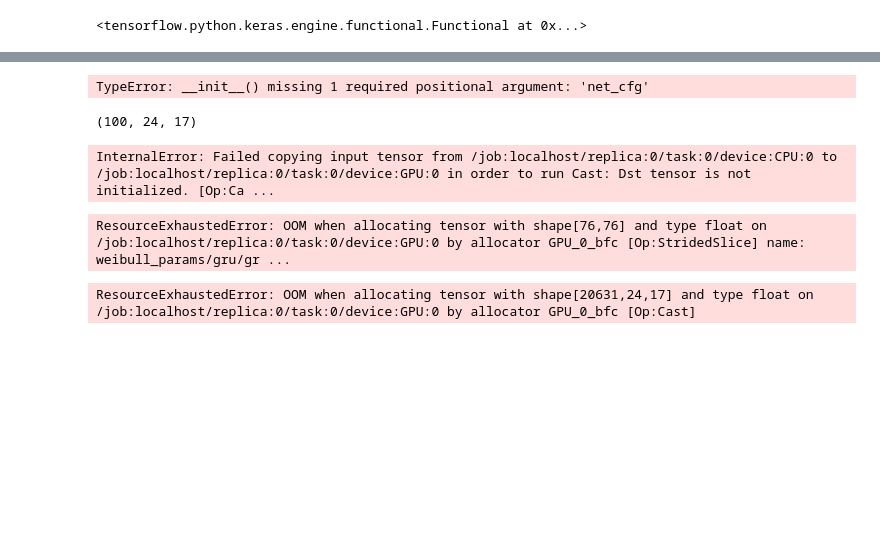
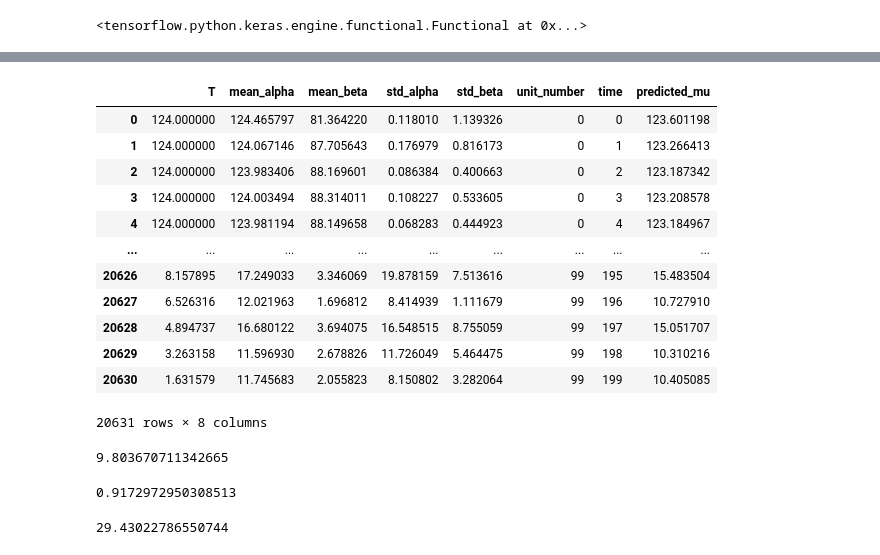
Before and after one commit to MariosKef/RULe, a Jupyter notebook: tests.ipynb, the cells around one changed output, grey strips where cells are left out. Saved outputs shown, nothing was run; the diff lists cells and outputs as text; code cells hidden in the pictures; blank space fills up the shorter version.

```diff
--- a/tests.ipynb
+++ b/tests.ipynb
@@ -889,4 +901,4 @@ def load_data():
 
 
 
-    return train_x, train_y, test_or, test_y_orig
+    return train_x, train_y, test_or, test_y_orig, train_x_orig
@@ -903,5 +905,5 @@ obj.get_config()
 # %%
-train_x, train_y, test_x, test_y = load_data()
+train_x, train_y, test_x, test_y, train_x_orig = load_data()
 # %%
 print('train_x', train_x.shape, 'train_y', train_y.shape, 'test_x', test_x.shape, 'test_y', test_y.shape)
 # %% [output]
@@ -940,0 +948,2 @@ import matplotlib.pyplot as plt
+# %%
+model = tf.keras.models.load_model('./my_model1', custom_objects={"CustomLoss": CustomLoss, "Activate": Activate})
@@ -956,15 +958,5 @@ import importlib
-# %%
-new_model = tf.keras.models.load_model('./my_model2', custom_objects={"CustomLoss": CustomLoss, "Activate": obj})
-# %% [output]
-TypeError: __init__() missing 1 required positional argument: 'net_cfg'
-# %%
-test_x.shape
-# %% [output]
-(100, 24, 17)
 # %%
-model(test_x, training=True).numpy()
+# model(test_x, training=True).numpy()
-# %% [output]
-InternalError: Failed copying input tensor from /job:localhost/replica:0/task:0/device:CPU:0 to /job:localhost/replica:0/task:0/device:GPU:0 in order to run Cast: Dst tensor is not initialized. [Op:Ca ...
 # %%
 reps = 30
 test_predict_1_or = []
@@ -989,19 +981,19 @@ test_predict_2_std_or = test_predict_2_std_or.reshape(test_predict_2_std_or.shap
 test_predict_or = np.hstack([test_predict_1_mean_or, test_predict_2_mean_or,
                            test_predict_1_std_or, test_predict_2_std_or])
 
-test_predict_or = np.resize(test_predict_or, (test_or.shape[0], 4))  # changed from 2 to 4
+test_predict_or = np.resize(test_predict_or, (test_x.shape[0], 4))  # changed from 2 to 4
 test_result_or = np.concatenate((test_y, test_predict_or), axis=1)
 test_results_df_or = pd.DataFrame(test_result_or, columns=['T',   'mean_alpha', 'mean_beta', 'std_alpha', 'std_beta']) # (add 'E' for event)
 #     test_results_df['unit_number'] = train_x_orig.iloc[test_index]['unit_number'].to_numpy() # Note the train_x_orig
 #     test_results_df['time'] = train_x_orig.iloc[test_index]['time'].to_numpy()
 
 test_results_df_or['predicted_mu'] = test_results_df_or[['mean_alpha', 'mean_beta']].apply(lambda row: weibull_mean(row[0], row[1]), axis=1)
-test_results_df_or['predicted_std+'] = test_results_df_or[['mean_alpha', 'mean_beta', 'std_alpha',
-                                                       'std_beta']].apply(lambda row: weibull_mean(row[0]+1.96*row[2]/np.sqrt(reps),
-                                                                                                   row[1]+1.96*row[3]/np.sqrt(reps)), axis=1)
-test_results_df_or['predicted_std-'] = test_results_df_or[['mean_alpha', 'mean_beta', 'std_alpha',
-                                                           'std_beta']].apply(lambda row: weibull_mean(row[0]-1.96*row[2]/np.sqrt(reps),
-                                                                                                       row[1]-1.96*row[3]/np.sqrt(reps)), axis=1)
+# test_results_df_or['predicted_std+'] = test_results_df_or[['mean_alpha', 'mean_beta', 'std_alpha',
+#                                                        'std_beta']].apply(lambda row: weibull_mean(row[0]+1.96*row[2]/np.sqrt(reps),
+#                                                                                                    row[1]+1.96*row[3]/np.sqrt(reps)), axis=1)
+# test_results_df_or['predicted_std-'] = test_results_df_or[['mean_alpha', 'mean_beta', 'std_alpha',
+#                                                            'std_beta']].apply(lambda row: weibull_mean(row[0]-1.96*row[2]/np.sqrt(reps),
+#                                                                                                        row[1]-1.96*row[3]/np.sqrt(reps)), axis=1)
 
 
 
@@ -1014,8 +1006,6 @@ test_results_df_or['predicted_std-'] = test_results_df_or[['mean_alpha', 'mean_b
 # test_results_df_or['unit_number'] = np.arange(1, test_results_df_or.shape[0]+1)
 
 # test_results_df_or['predicted_mu'] = test_results_df_or[['alpha', 'beta']].apply(lambda row: weibull_mean(row[0], row[1]), axis=1)
-# %% [output]
-ResourceExhaustedError: OOM when allocating tensor with shape[76,76] and type float on /job:localhost/replica:0/task:0/device:GPU:0 by allocator GPU_0_bfc [Op:StridedSlice] name: weibull_params/gru/gr ...
 # %%
 train_predict_1 = []
 train_predict_2 = []
@@ -1049,13 +1039,39 @@ train_results_df['time'] = train_x_orig['time'].to_numpy()
 
 train_results_df['predicted_mu'] = train_results_df[['mean_alpha', 'mean_beta']].apply(
     lambda row: weibull_mean(row[0], row[1]), axis=1)
-train_results_df['predicted_std+'] = train_results_df[['mean_alpha', 'mean_beta', 'std_alpha',
-                                                        'std_beta']].apply(
-    lambda row: weibull_mean(row[0] + 1.96 * row[2] / np.sqrt(cfg['reps']),
-                                row[1] + 1.96 * row[3] / np.sqrt(cfg['reps'])), axis=1)
-train_results_df['predicted_std-'] = train_results_df[['mean_alpha', 'mean_beta', 'std_alpha',
-                                                        'std_beta']].apply(
-    lambda row: weibull_mean(row[0] - 1.96 * row[2] / np.sqrt(cfg['reps']),
-                                row[1] - 1.96 * row[3] / np.sqrt(cfg['reps'])), axis=1)
+# train_results_df['predicted_std+'] = train_results_df[['mean_alpha', 'mean_beta', 'std_alpha',
+#                                                         'std_beta']].apply(
+#     lambda row: weibull_mean(row[0] + 1.96 * row[2] / np.sqrt(cfg['reps']),
+#                                 row[1] + 1.96 * row[3] / np.sqrt(cfg['reps'])), axis=1)
+# train_results_df['predicted_std-'] = train_results_df[['mean_alpha', 'mean_beta', 'std_alpha',
+#                                                         'std_beta']].apply(
+#     lambda row: weibull_mean(row[0] - 1.96 * row[2] / np.sqrt(cfg['reps']),
+#                                 row[1] - 1.96 * row[3] / np.sqrt(cfg['reps'])), axis=1)
-# %% [output]
-ResourceExhaustedError: OOM when allocating tensor with shape[20631,24,17] and type float on /job:localhost/replica:0/task:0/device:GPU:0 by allocator GPU_0_bfc [Op:Cast]
+# %%
+train_results_df
+# %% [output]
+|  | T | mean_alpha | mean_beta | std_alpha | std_beta | unit_number | time | predicted_mu |
+| 0 | 124.000000 | 124.465797 | 81.364220 | 0.118010 | 1.139326 | 0 | 0 | 123.601198 |
+| 1 | 124.000000 | 124.067146 | 87.705643 | 0.176979 | 0.816173 | 0 | 1 | 123.266413 |
+| 2 | 124.000000 | 123.983406 | 88.169601 | 0.086384 | 0.400663 | 0 | 2 | 123.187342 |
+| 3 | 124.000000 | 124.003494 | 88.314011 | 0.108227 | 0.533605 | 0 | 3 | 123.208578 |
+| 4 | 124.000000 | 123.981194 | 88.149658 | 0.068283 | 0.444923 | 0 | 4 | 123.184967 |
+| ... | ... | ... | ... | ... | ... | ... | ... | ... |
+| 20626 | 8.157895 | 17.249033 | 3.346069 | 19.878159 | 7.513616 | 99 | 195 | 15.483504 |
+| 20627 | 6.526316 | 12.021963 | 1.696812 | 8.414939 | 1.111679 | 99 | 196 | 10.727910 |
+| 20628 | 4.894737 | 16.680122 | 3.694075 | 16.548515 | 8.755059 | 99 | 197 | 15.051707 |
+| 20629 | 3.263158 | 11.596930 | 2.678826 | 11.726049 | 5.464475 | 99 | 198 | 10.310216 |
+| 20630 | 1.631579 | 11.745683 | 2.055823 | 8.150802 | 3.282064 | 99 | 199 | 10.405085 |
+20631 rows × 8 columns
+# %%
+np.sqrt(mean_squared_error(train_results_df['predicted_mu'], train_results_df['T']))
+# %% [output]
+9.803670711342665
+# %%
+r2_score(train_results_df['predicted_mu'], train_results_df['T'])
+# %% [output]
+0.9172972950308513
+# %%
+np.sqrt(mean_squared_error(test_results_df_or['predicted_mu'], test_results_df_or['T']))
+# %% [output]
+29.43022786550744
```
Also changed, not shown: parts of 17 cells of this notebook, 3 other files.
